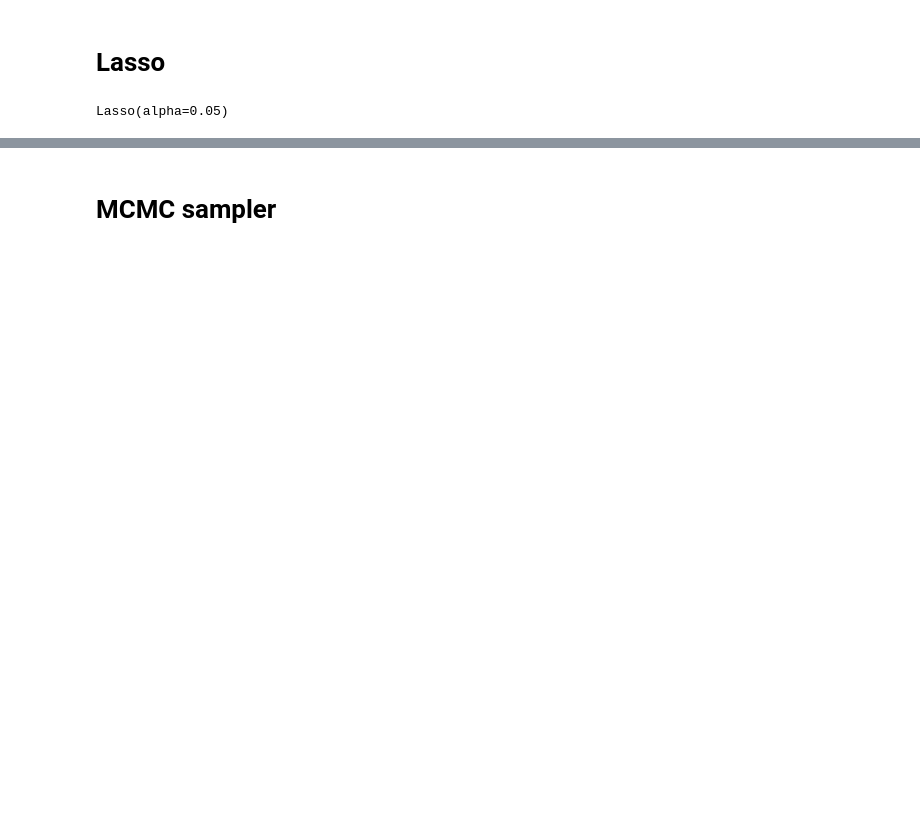
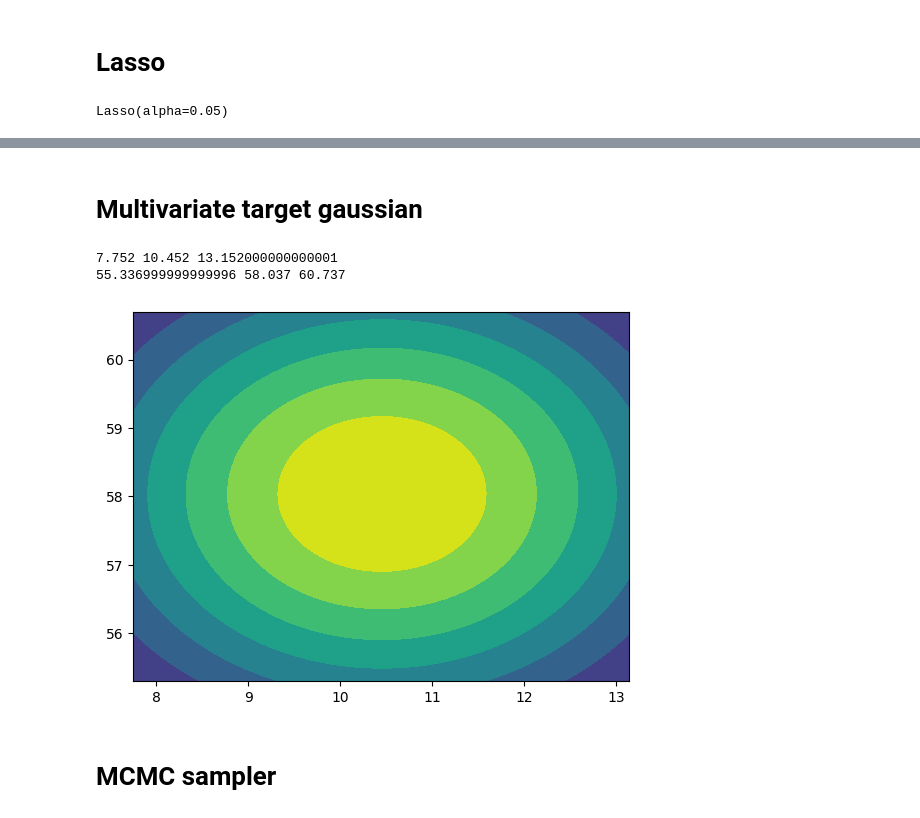
Before and after one commit to ahasan3-ncsu/wd-swelling, a Jupyter notebook: inv_uq/iuq_with_multivariate.ipynb, the cells around one changed output, grey strips where cells are left out. Drawn from its saved outputs; the diff is of its cells as text; code cells hidden in the pictures; blank space fills up the shorter version.

```diff
--- a/inv_uq/iuq_with_multivariate.ipynb
+++ b/inv_uq/iuq_with_multivariate.ipynb
@@ -24,6 +0,0 @@ def swelling_perc(fd):
-# %%
-mu1 = swelling_perc(1e21)
-mu2 = swelling_perc(7e21)
-sig = 2.7
-print(mu1-sig, mu1, mu1+sig)
-print(mu2-sig, mu2, mu2+sig)
@@ -33,3 +0,0 @@ print(mu2-sig, mu2, mu2+sig)
-# %%
-cov12 = 0
-mvn = cr_multivar_gaussian(mu1, sig, mu2, sig, cov12)
@@ -89 +57,3 @@ print(reg1.coef_,
   0.        ]
+# %% [markdown]
+# Multivariate target gaussian
@@ -89,0 +70,9 @@ print(reg1.coef_,
+# %%
+mu1 = swelling_perc(2e21)
+mu2 = swelling_perc(7e21)
+sig = 2.7
+print(mu1-sig, mu1, mu1+sig)
+print(mu2-sig, mu2, mu2+sig)
+# %% [output]
+7.752 10.452 13.152000000000001
+55.336999999999996 58.037 60.737
@@ -90,2 +82,12 @@ print(reg1.coef_,
+# %%
+x, y = np.mgrid[7.75:13.15:0.01, 55.3:60.7:0.01]
+pos = np.dstack((x, y))
+
+fig = plt.figure()
+ax = fig.add_subplot(111)
+ax.contourf(x, y, mvn.pdf(pos))
+plt.show()
+# %% [output]
+[figure, new version]
 # %% [markdown]
 # MCMC sampler
```
Also changed, not shown: parts of 22 cells of this notebook.
